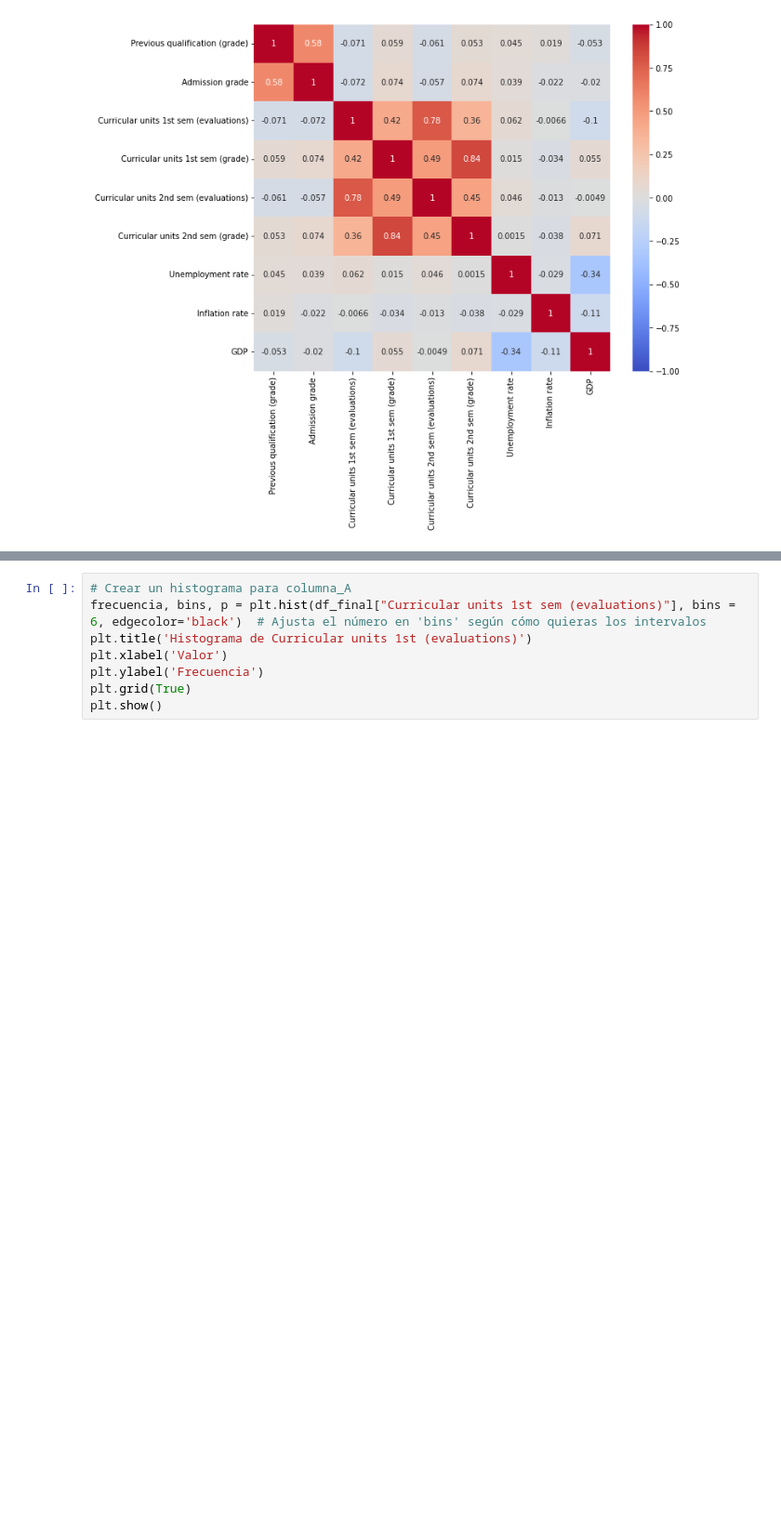
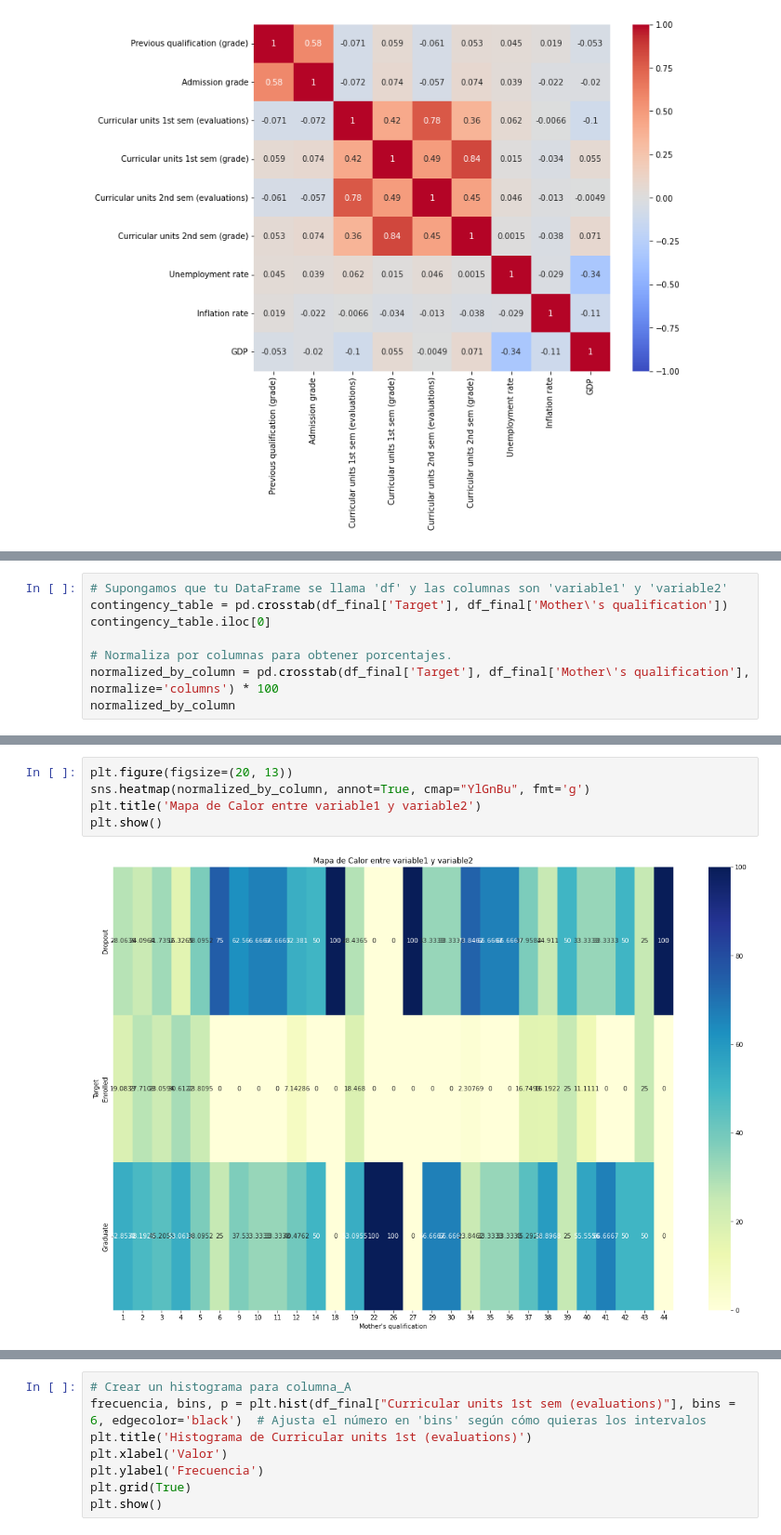
Before and after one commit to JeisonCamiloO/Proyecto-EDA, a Jupyter notebook: Exploracion Datos Proyecto.ipynb, the cells around one changed output, grey strips where cells are left out. Shown: that part at 93% size. Cells and saved outputs as stored; diff of their text form; blank space fills up the shorter version.

Commit message:
Variables finales

```diff
--- a/Exploracion Datos Proyecto.ipynb
+++ b/Exploracion Datos Proyecto.ipynb
@@ -210,3 +154,11 @@ Como se puede observar en la figura anterior, exiten variables dentro del modelo
 Entonces, se identificó una correlación de **0.58** entre las variables _Previous qualification (grade)_ y _Admission grade_, una correlación de **0.78** entre las variables _Curricular units 1st sem (evaluations)_ y _Curricular units 2nd sem (evaluations)_, por último, una correlación de **0.84** entre las variables _Curricular units 1st sem (grade)_ y _Curricular units 2nd sem (grade)_.
 
 Una vez identificadas las variables con alta correlación se procede a retirar una de ellas dentro del par de variables. Según lo anterior, se dio prioridad a las variables que pueden brindar información de forma temprana según las necesidades del cliente que, en este caso, es la universidad. En este orden de ideas, se decidió dejar dentro de modelo las variables  _Previous qualification (grade)_,  _Curricular units 1st sem (evaluations)_ y _Curricular units 1st sem (grade)_ y sacar del modelo las variables _Admission grade_, Curricular units 2nd sem (evaluations)_ y _Curricular units 2nd sem (grade)_. Con estas variables dentro del modelo se pretende tomar información desde una fase temprana del estudiantes pues al obtener la información del primer semestre se podrá inferir de una vez sin necesidad de que el estudiante complete el segundo segundo semestre ya que ambas variables están altamente correlacionadas.
+# %%
+# Supongamos que tu DataFrame se llama 'df' y las columnas son 'variable1' y 'variable2'
+contingency_table = pd.crosstab(df_final['Target'], df_final['Mother\'s qualification'])
+contingency_table.iloc[0]
+
+# Normaliza por columnas para obtener porcentajes.
+normalized_by_column = pd.crosstab(df_final['Target'], df_final['Mother\'s qualification'], normalize='columns') * 100
+normalized_by_column
@@ -212,0 +172,7 @@ Una vez identificadas las variables con alta correlación se procede a retirar u
+# %%
+plt.figure(figsize=(20, 13))
+sns.heatmap(normalized_by_column, annot=True, cmap="YlGnBu", fmt='g')
+plt.title('Mapa de Calor entre variable1 y variable2')
+plt.show()
+# %% [output]
+[figure, added]
```
Also changed, not shown: parts of 36 cells of this notebook.
